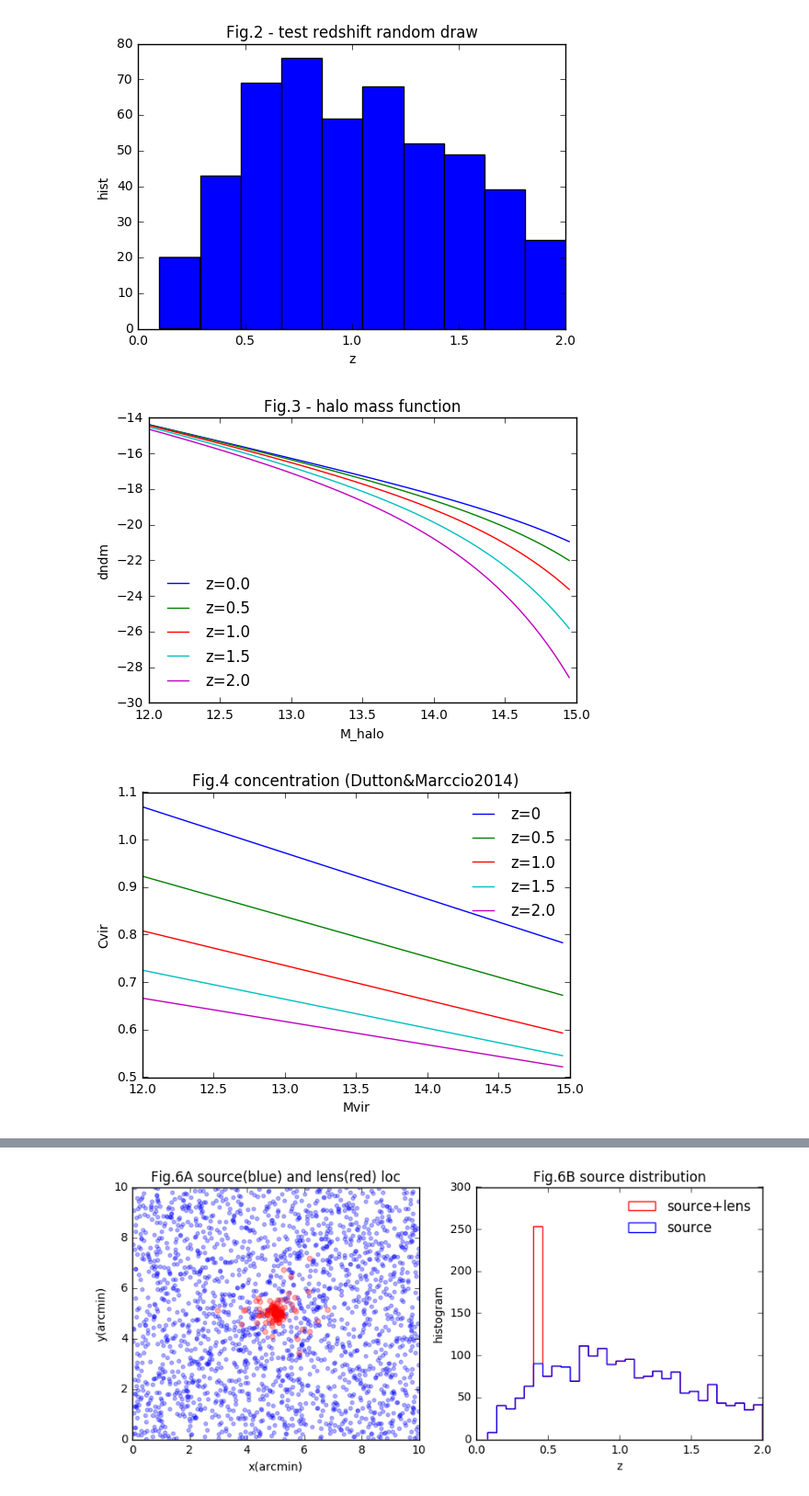
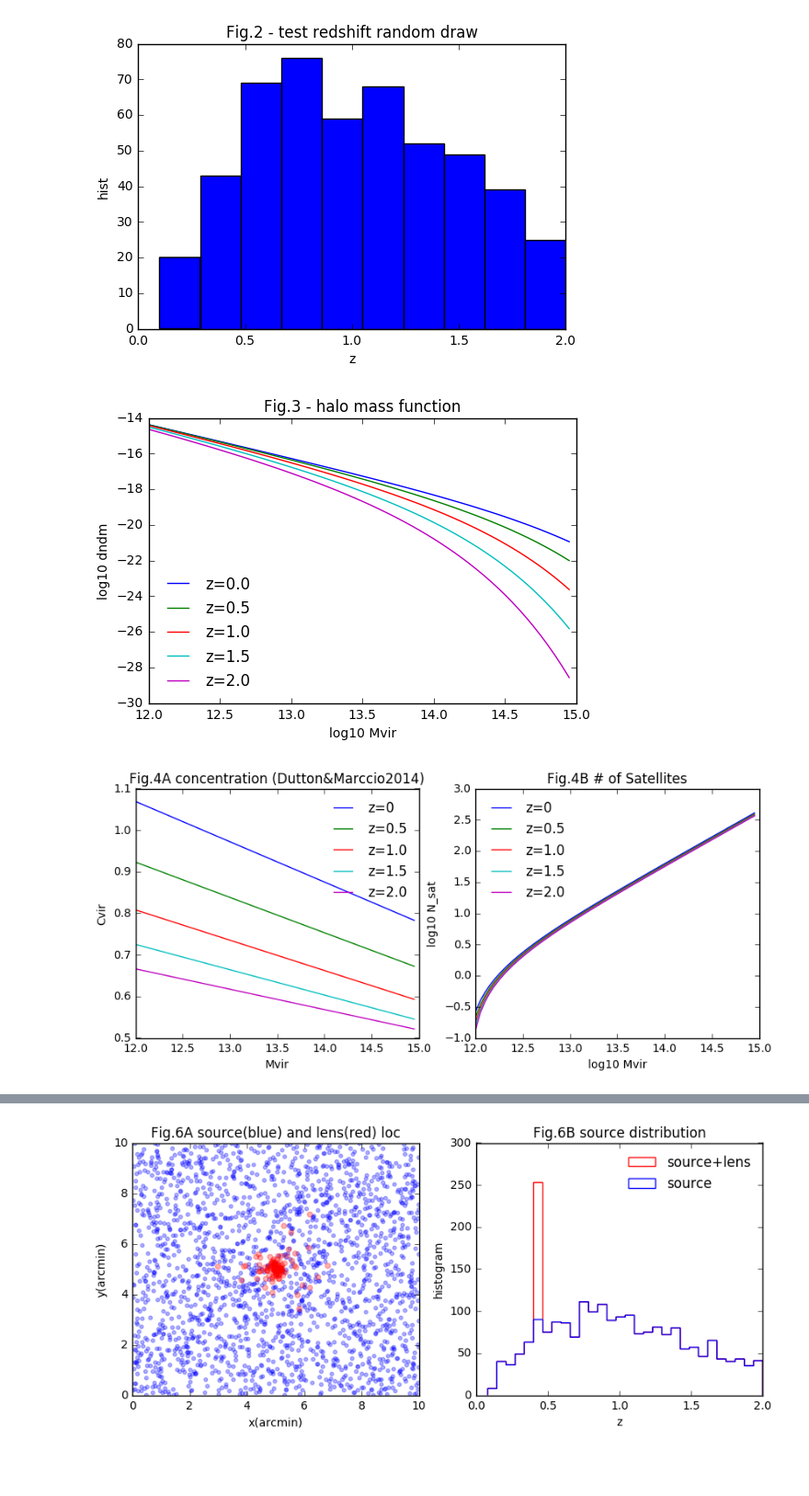
Before and after one commit to liuxx479/peak-bias, a Jupyter notebook: plots.ipynb, the cells around one changed output, grey strips where cells are left out. Shown at 92% size. Saved outputs shown, nothing was run; the diff lists cells and outputs as text; code cells hidden in the pictures; blank space fills up the shorter version.

```diff
--- a/plots.ipynb
+++ b/plots.ipynb
@@ -71,13 +71,13 @@ z_arr, M_arr = z_choices, arange(Mmin,Mmax,dlog10m)
 
 for iii in range(5):
     plot(M_arr, log10(dndm_arr[25*iii]),label='z=%s'%(z_choices[25*iii]))
-xlabel('M_halo')
-ylabel('dndm')
+xlabel('log10 Mvir')
+ylabel('log10 dndm')
 title('Fig.3 - halo mass function')
 legend(frameon=0,loc=0)
 show()
 # %% [output]
-[figure, old version]
+[figure, new version]
 # %%
 #dndm_arr = load('dndm_arr.npy')
 dndm_arr /= sum(dndm_arr,axis=1).reshape(-1,1)
@@ -93,16 +93,22 @@ N_lens = int(N_lens_fcn(M_lens, z_lens) + 0.5)
 print M_lens, z_lens, N_lens
 Cvir = lambda logM, z: 10**(0.537+0.488*exp(-0.718*z**1.08)+(-0.097+0.024*z)* (logM-12-log10(2.0/h))  )
 # %%
-Mmin, Mmax, dlog10m=12, 15, 0.05
-M_arr=arange(Mmin,Mmax,dlog10m)
+figure(figsize=(10,4))
+subplot(121)
 [plot(M_arr, log10(Cvir(M_arr, iz)), label='z=%s'%(iz)) for iz in (0,0.5,1.0,1.5,2.0)]
 xlabel('Mvir')
 ylabel('Cvir')
-title('Fig.4 concentration (Dutton&Marccio2014)')
-legend(frameon=0)
+legend(frameon=0,loc=0)
+title('Fig.4A concentration (Dutton&Marccio2014)')
+subplot(122)
+[plot(M_arr, log10(N_lens_fcn(M_arr, iz)), label='z=%s'%(iz)) for iz in (0,0.5,1.0,1.5,2.0)]
+xlabel('log10 Mvir')
+ylabel('log10 N_sat')
+title('Fig.4B # of Satellites')
+legend(frameon=0,loc=0)
 show()
 # %% [output]
-[figure, old version]
+[figure, new version]
 # %%
 def Gx_fcn (x, cNFW):#=5.0):
     '''projection function for a halo with cNFW, at location x=theta/theta_s.
```
Also changed, not shown: parts of 8 cells of this notebook.
